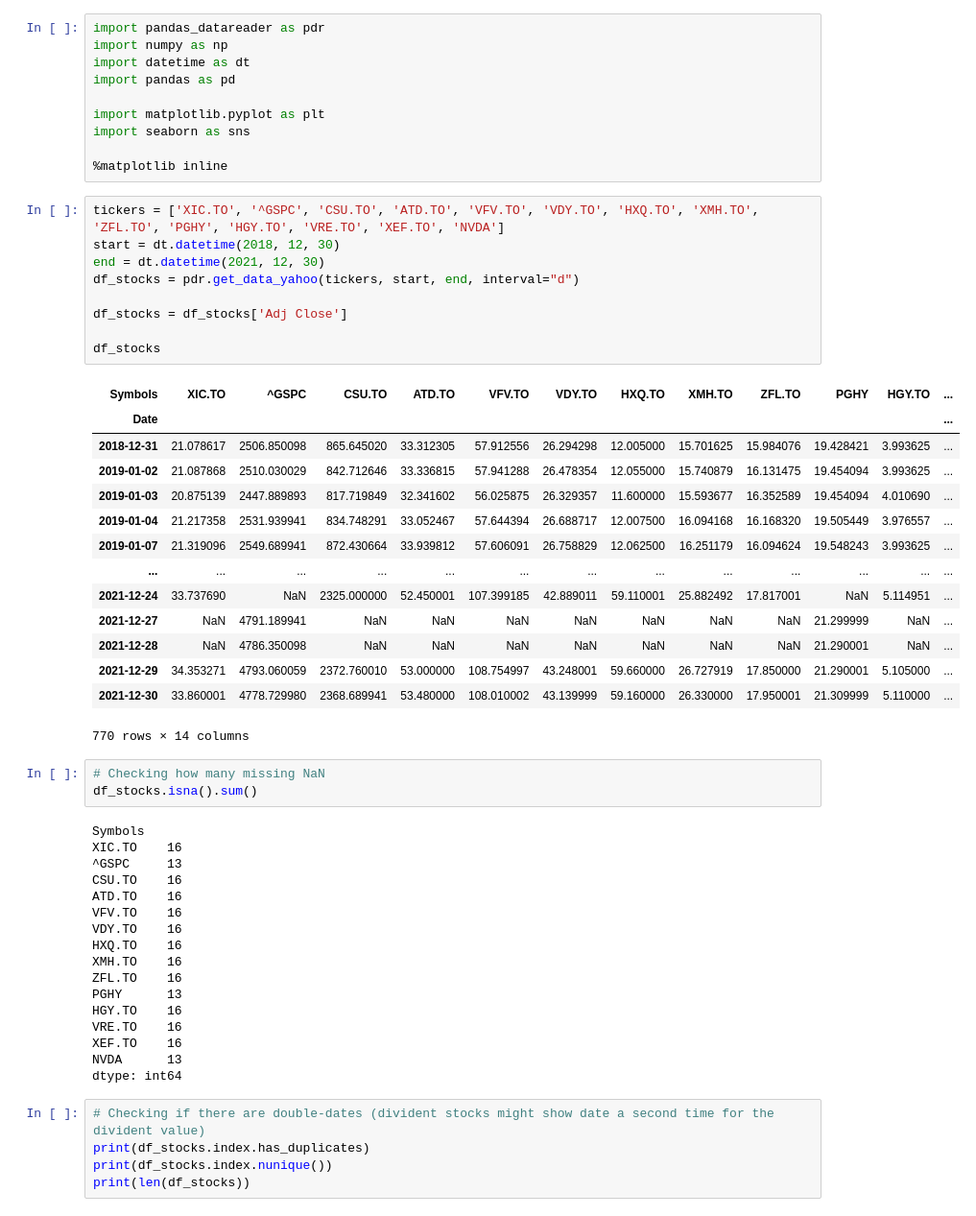
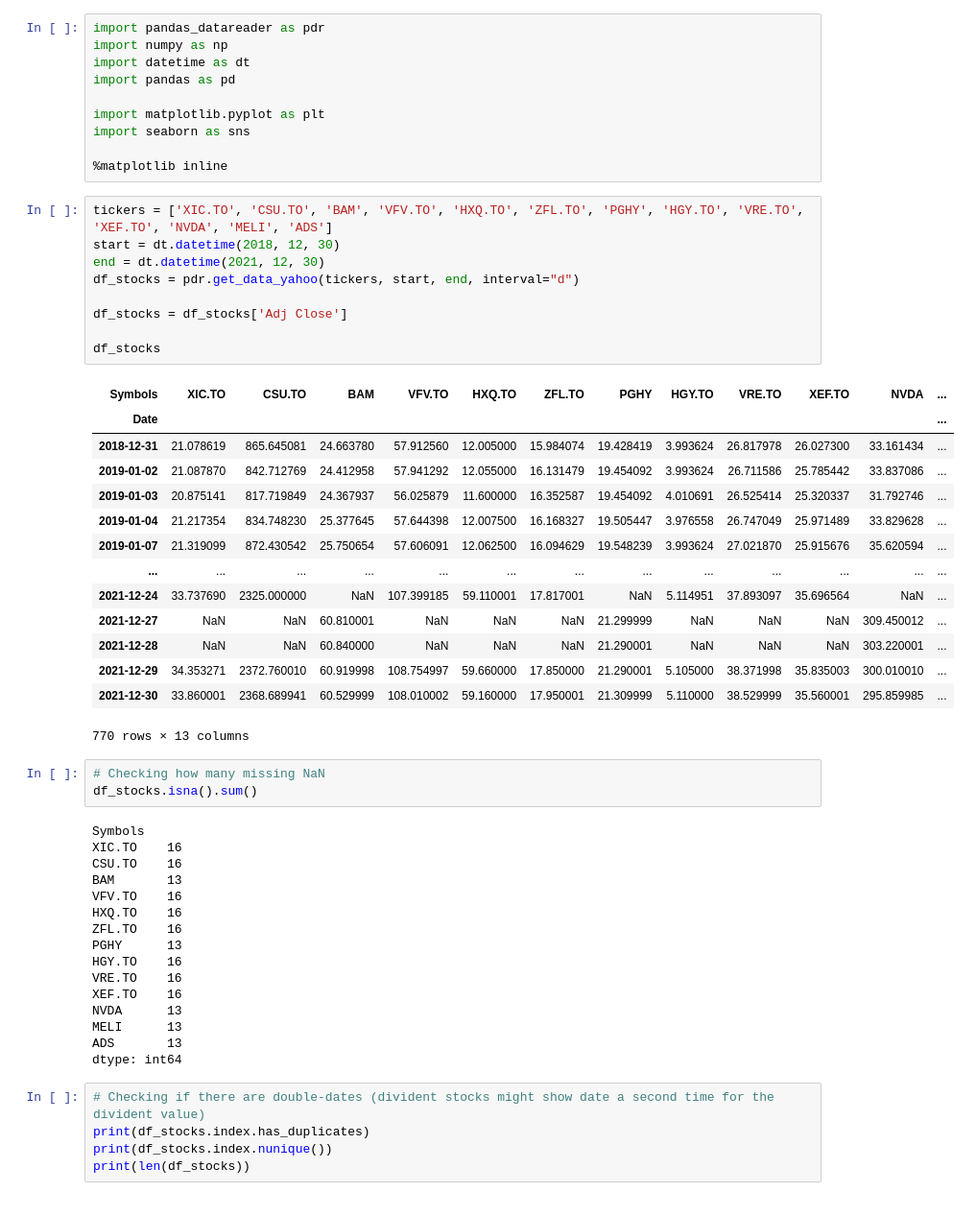
Before and after one commit to LarsTinnefeld/financial-analysis, a Jupyter notebook: correlation.ipynb, the cells around one changed output. Shown at 96% size. Cells and saved outputs as stored; diff of their text form.

```diff
--- a/correlation.ipynb
+++ b/correlation.ipynb
@@ -9,48 +9,47 @@ import seaborn as sns
 
 %matplotlib inline
 # %%
-tickers = ['XIC.TO', '^GSPC', 'CSU.TO', 'ATD.TO', 'VFV.TO', 'VDY.TO', 'HXQ.TO', 'XMH.TO', 'ZFL.TO', 'PGHY', 'HGY.TO', 'VRE.TO', 'XEF.TO', 'NVDA']
+tickers = ['XIC.TO', 'CSU.TO', 'BAM', 'VFV.TO', 'HXQ.TO', 'ZFL.TO', 'PGHY', 'HGY.TO', 'VRE.TO', 'XEF.TO', 'NVDA', 'MELI', 'ADS']
 start = dt.datetime(2018, 12, 30)
 end = dt.datetime(2021, 12, 30)
 df_stocks = pdr.get_data_yahoo(tickers, start, end, interval="d")
 
 df_stocks = df_stocks['Adj Close']
 
 df_stocks
 # %% [output]
-| Symbols | XIC.TO | ^GSPC | CSU.TO | ATD.TO | VFV.TO | VDY.TO | HXQ.TO | XMH.TO | ZFL.TO | PGHY | HGY.TO | ... |
+| Symbols | XIC.TO | CSU.TO | BAM | VFV.TO | HXQ.TO | ZFL.TO | PGHY | HGY.TO | VRE.TO | XEF.TO | NVDA | ... |
 | Date |  |  |  |  |  |  |  |  |  |  |  | ... |
-| 2018-12-31 | 21.078617 | 2506.850098 | 865.645020 | 33.312305 | 57.912556 | 26.294298 | 12.005000 | 15.701625 | 15.984076 | 19.428421 | 3.993625 | ... |
-| 2019-01-02 | 21.087868 | 2510.030029 | 842.712646 | 33.336815 | 57.941288 | 26.478354 | 12.055000 | 15.740879 | 16.131475 | 19.454094 | 3.993625 | ... |
-| 2019-01-03 | 20.875139 | 2447.889893 | 817.719849 | 32.341602 | 56.025875 | 26.329357 | 11.600000 | 15.593677 | 16.352589 | 19.454094 | 4.010690 | ... |
-| 2019-01-04 | 21.217358 | 2531.939941 | 834.748291 | 33.052467 | 57.644394 | 26.688717 | 12.007500 | 16.094168 | 16.168320 | 19.505449 | 3.976557 | ... |
-| 2019-01-07 | 21.319096 | 2549.689941 | 872.430664 | 33.939812 | 57.606091 | 26.758829 | 12.062500 | 16.251179 | 16.094624 | 19.548243 | 3.993625 | ... |
+| 2018-12-31 | 21.078619 | 865.645081 | 24.663780 | 57.912560 | 12.005000 | 15.984074 | 19.428419 | 3.993624 | 26.817978 | 26.027300 | 33.161434 | ... |
+| 2019-01-02 | 21.087870 | 842.712769 | 24.412958 | 57.941292 | 12.055000 | 16.131479 | 19.454092 | 3.993624 | 26.711586 | 25.785442 | 33.837086 | ... |
+| 2019-01-03 | 20.875141 | 817.719849 | 24.367937 | 56.025879 | 11.600000 | 16.352587 | 19.454092 | 4.010691 | 26.525414 | 25.320337 | 31.792746 | ... |
+| 2019-01-04 | 21.217354 | 834.748230 | 25.377645 | 57.644398 | 12.007500 | 16.168327 | 19.505447 | 3.976558 | 26.747049 | 25.971489 | 33.829628 | ... |
+| 2019-01-07 | 21.319099 | 872.430542 | 25.750654 | 57.606091 | 12.062500 | 16.094629 | 19.548239 | 3.993624 | 27.021870 | 25.915676 | 35.620594 | ... |
 | ... | ... | ... | ... | ... | ... | ... | ... | ... | ... | ... | ... | ... |
-| 2021-12-24 | 33.737690 | NaN | 2325.000000 | 52.450001 | 107.399185 | 42.889011 | 59.110001 | 25.882492 | 17.817001 | NaN | 5.114951 | ... |
-| 2021-12-27 | NaN | 4791.189941 | NaN | NaN | NaN | NaN | NaN | NaN | NaN | 21.299999 | NaN | ... |
-| 2021-12-28 | NaN | 4786.350098 | NaN | NaN | NaN | NaN | NaN | NaN | NaN | 21.290001 | NaN | ... |
-| 2021-12-29 | 34.353271 | 4793.060059 | 2372.760010 | 53.000000 | 108.754997 | 43.248001 | 59.660000 | 26.727919 | 17.850000 | 21.290001 | 5.105000 | ... |
-| 2021-12-30 | 33.860001 | 4778.729980 | 2368.689941 | 53.480000 | 108.010002 | 43.139999 | 59.160000 | 26.330000 | 17.950001 | 21.309999 | 5.110000 | ... |
+| 2021-12-24 | 33.737690 | 2325.000000 | NaN | 107.399185 | 59.110001 | 17.817001 | NaN | 5.114951 | 37.893097 | 35.696564 | NaN | ... |
+| 2021-12-27 | NaN | NaN | 60.810001 | NaN | NaN | NaN | 21.299999 | NaN | NaN | NaN | 309.450012 | ... |
+| 2021-12-28 | NaN | NaN | 60.840000 | NaN | NaN | NaN | 21.290001 | NaN | NaN | NaN | 303.220001 | ... |
+| 2021-12-29 | 34.353271 | 2372.760010 | 60.919998 | 108.754997 | 59.660000 | 17.850000 | 21.290001 | 5.105000 | 38.371998 | 35.835003 | 300.010010 | ... |
+| 2021-12-30 | 33.860001 | 2368.689941 | 60.529999 | 108.010002 | 59.160000 | 17.950001 | 21.309999 | 5.110000 | 38.529999 | 35.560001 | 295.859985 | ... |
-770 rows × 14 columns
+770 rows × 13 columns
 # %%
 # Checking how many missing NaN
 df_stocks.isna().sum()
 # %% [output]
 Symbols
 XIC.TO    16
-^GSPC     13
 CSU.TO    16
-ATD.TO    16
+BAM       13
 VFV.TO    16
-VDY.TO    16
 HXQ.TO    16
-XMH.TO    16
 ZFL.TO    16
 PGHY      13
 HGY.TO    16
 VRE.TO    16
 XEF.TO    16
 NVDA      13
+MELI      13
+ADS       13
 dtype: int64
 # %%
 # Checking if there are double-dates (divident stocks might show date a second time for the divident value)
```
Also changed, not shown: parts of 10 cells of this notebook.
